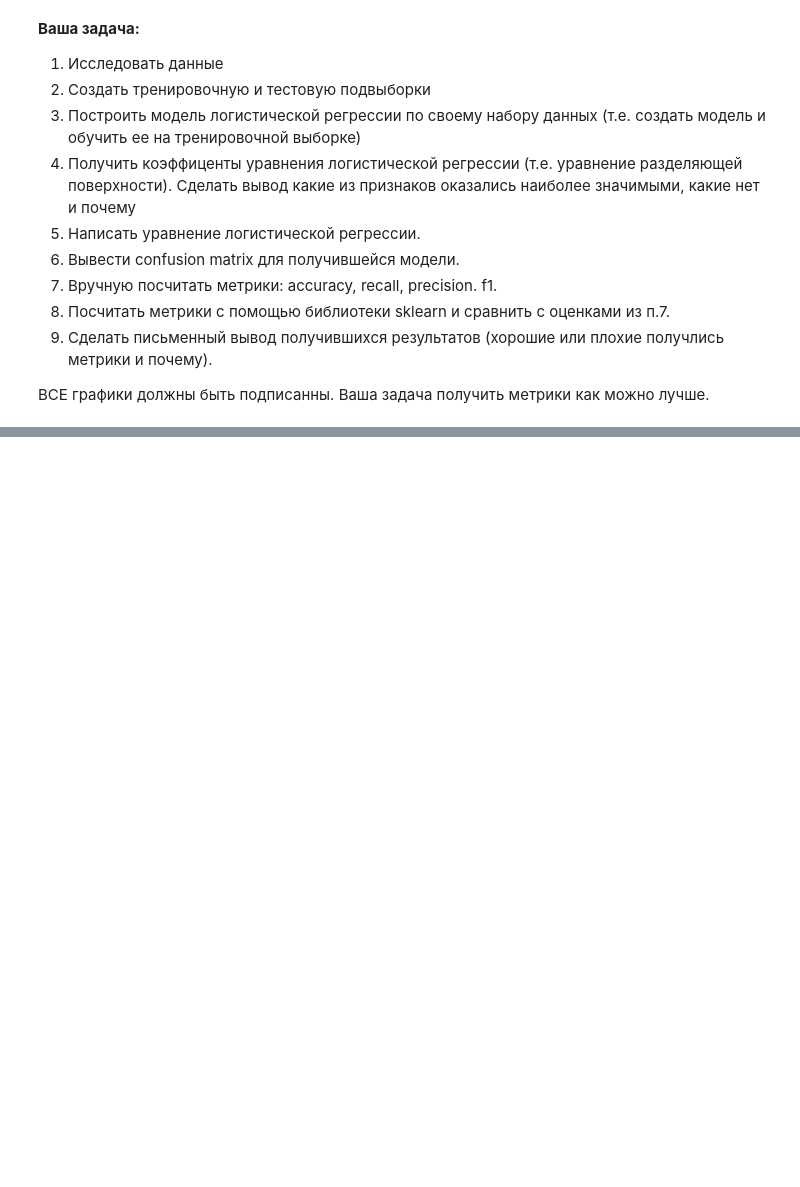
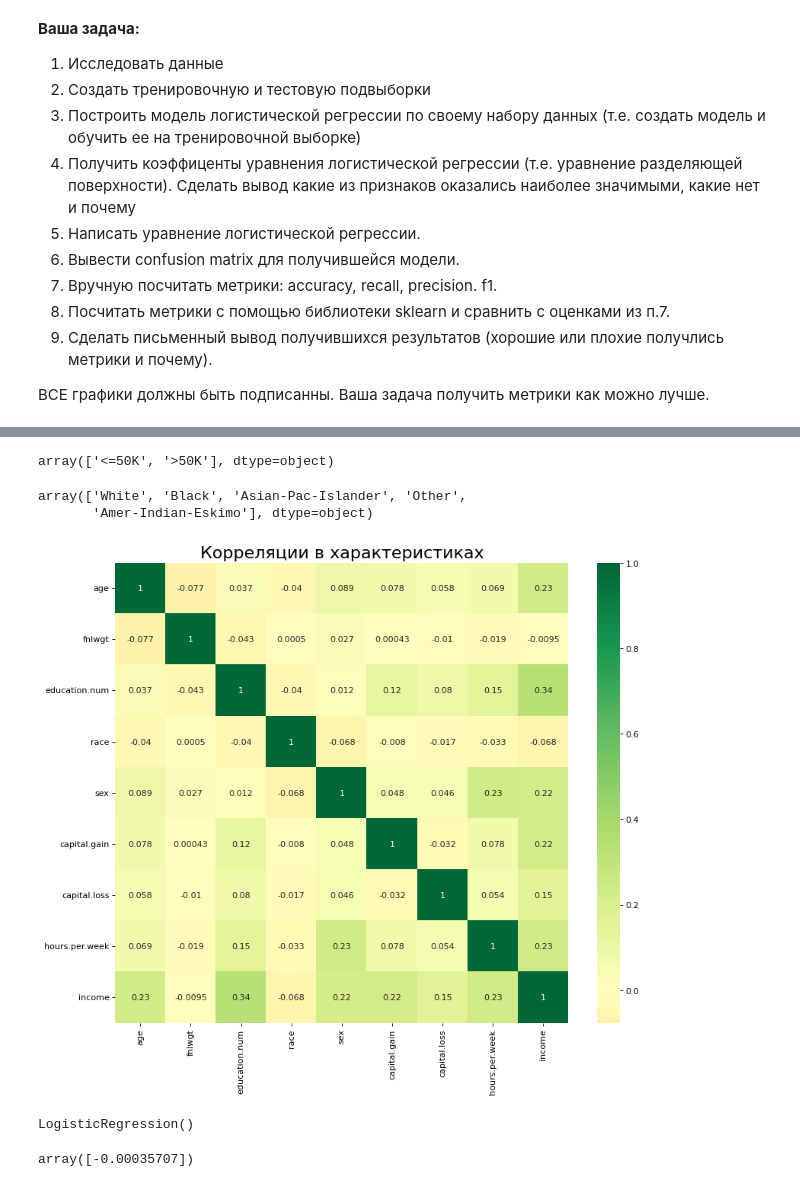
Before and after one commit to Adelaaas/Data_science_basic_22-23_1, a Jupyter notebook: Весенний семестр/home_work_2_log_reg/Домашнее_задание_по_логистической_регрессии.ipynb, the cells around one changed output, grey strips where cells are left out. Saved outputs shown, nothing was run; the diff lists cells and outputs as text; code cells hidden in the pictures; blank space fills up the shorter version.

```diff
--- a/Весенний семестр/home_work_2_log_reg/Домашнее_задание_по_логистической_регрессии.ipynb
+++ b/Весенний семестр/home_work_2_log_reg/Домашнее_задание_по_логистической_регрессии.ipynb
@@ -24,0 +67,27 @@ https://clck.ru/32AKdJ
+# %%
+df = df.drop(columns = ['workclass', 'education', 'occupation','native.country',"relationship"])
+# %%
+df['income'].unique()
+# %% [output]
+array(['<=50K', '>50K'], dtype=object)
+# %%
+d = {"<=50K": 0, ">50K": 1}
+df["income"] = df["income"].map(d)
+# %%
+d = {"Female": 0, "Male": 1}
+df["sex"] = df["sex"].map(d)
+# %%
+df['race'].unique()
+# %% [output]
+array(['White', 'Black', 'Asian-Pac-Islander', 'Other',
+       'Amer-Indian-Eskimo'], dtype=object)
+# %%
+d = {"White": 0, "Black": 1,"Asian-Pac-Islander": 2,"Amer-Indian-Eskimo": 3,"Other": 4}
+df["race"] = df["race"].map(d)
+# %%
+plt.figure(figsize=(12,10), dpi= 80)
+sns.heatmap(df.corr(), xticklabels=df.corr().columns, yticklabels=df.corr().columns, cmap='RdYlGn', center=0, annot=True)
+plt.title('Корреляции в характеристиках', fontsize=20)
+plt.show()
+# %% [output]
+[figure, added]
@@ -24,0 +101,11 @@ https://clck.ru/32AKdJ
+# %%
+model = LogisticRegression()
+model.fit(X_train, y_train)
+# %% [output]
+LogisticRegression()
+# %%
+w0 = model.intercept_
+w1 = model.coef_
+w0
+# %% [output]
+array([-0.00035707])
```
Also changed, not shown: parts of 19 cells of this notebook.
